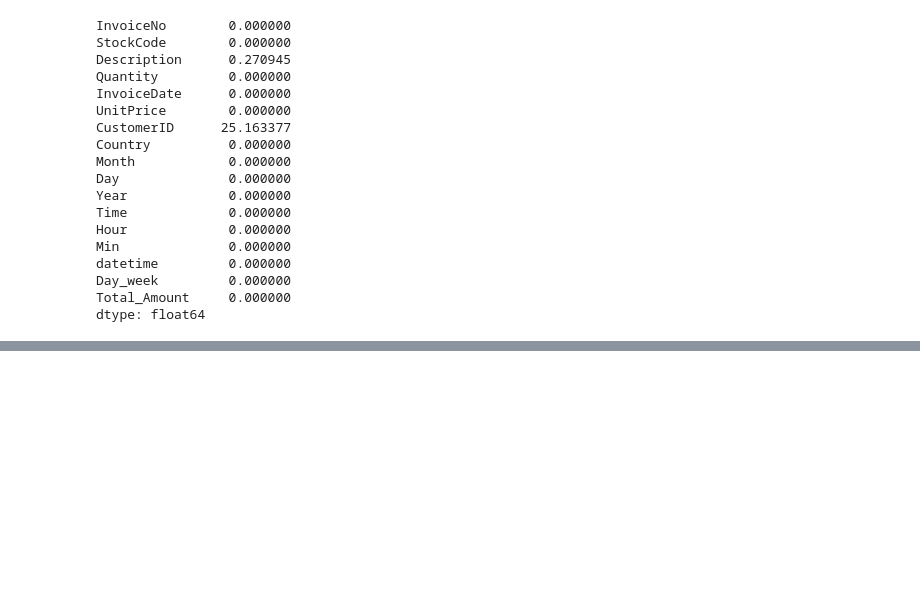
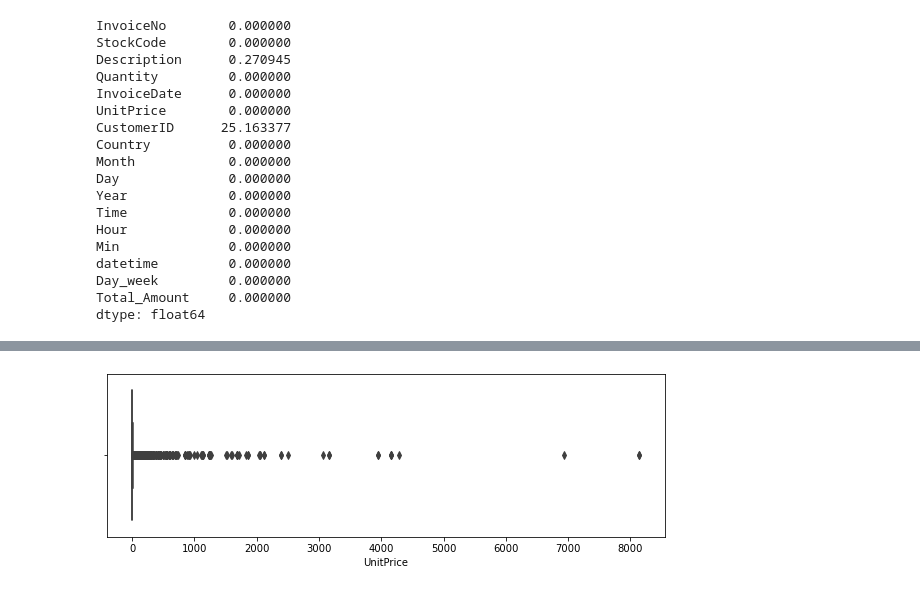
Before and after one commit to Azegele/Phase-4-Project, a Jupyter notebook: Ecommerce Data Set.ipynb, the cells around one changed output, grey strips where cells are left out. Drawn from its saved outputs; the diff is of its cells as text; code cells hidden in the pictures; blank space fills up the shorter version.

```diff
--- a/Ecommerce Data Set.ipynb
+++ b/Ecommerce Data Set.ipynb
@@ -310,0 +370,14 @@ Name: CustomerID, Length: 4372, dtype: int64
+# %%
+i = df[(df['UnitPrice']>10000)].index
+
+df = df.drop(i)
+# %%
+# identify the price outliers after removing the outliers
+plt.figure(figsize=(10,3))
+
+sns.boxplot(x = 'UnitPrice', data = df)
+
+# Display the plot
+plt.show()
+# %% [output]
+[figure, added]
```
Also changed, not shown: parts of 52 cells of this notebook.
